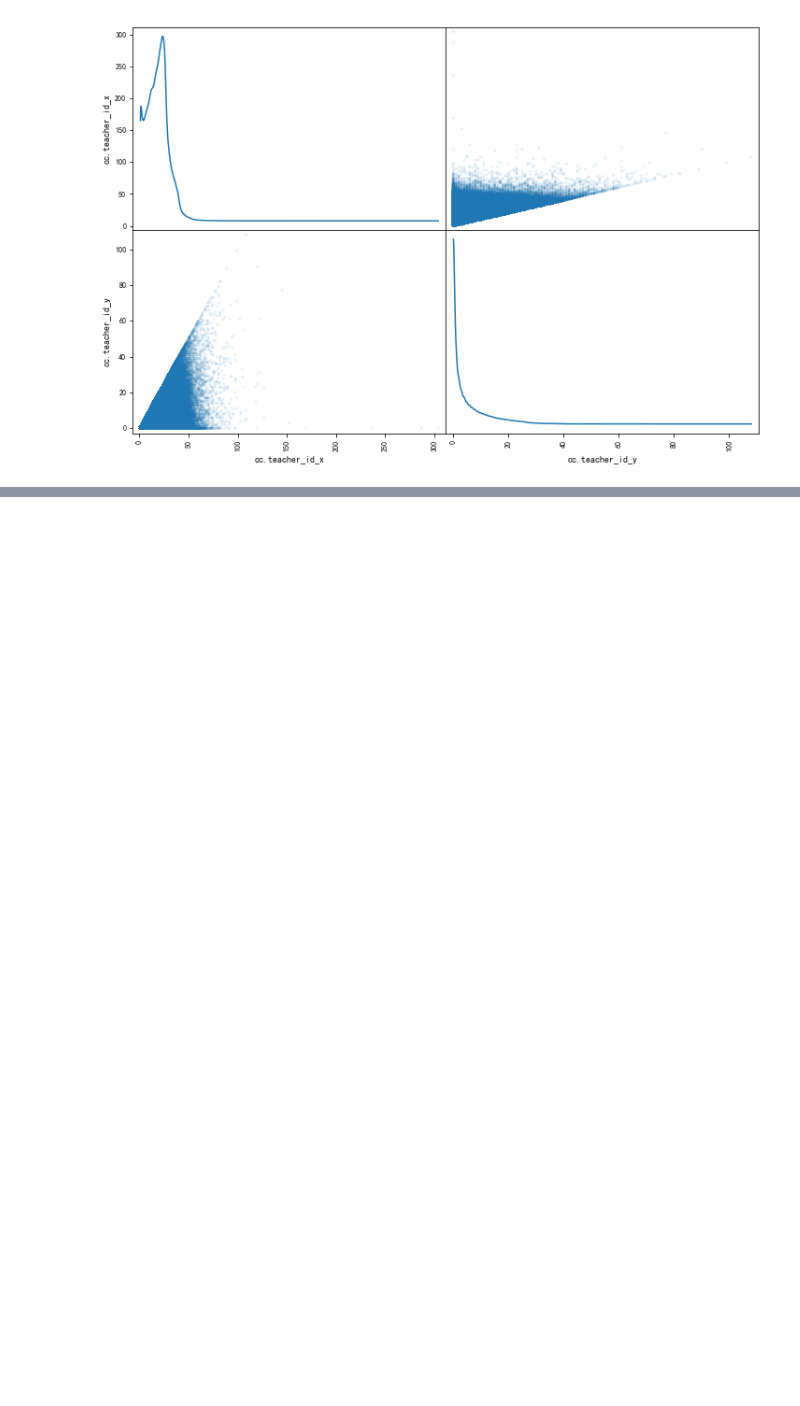
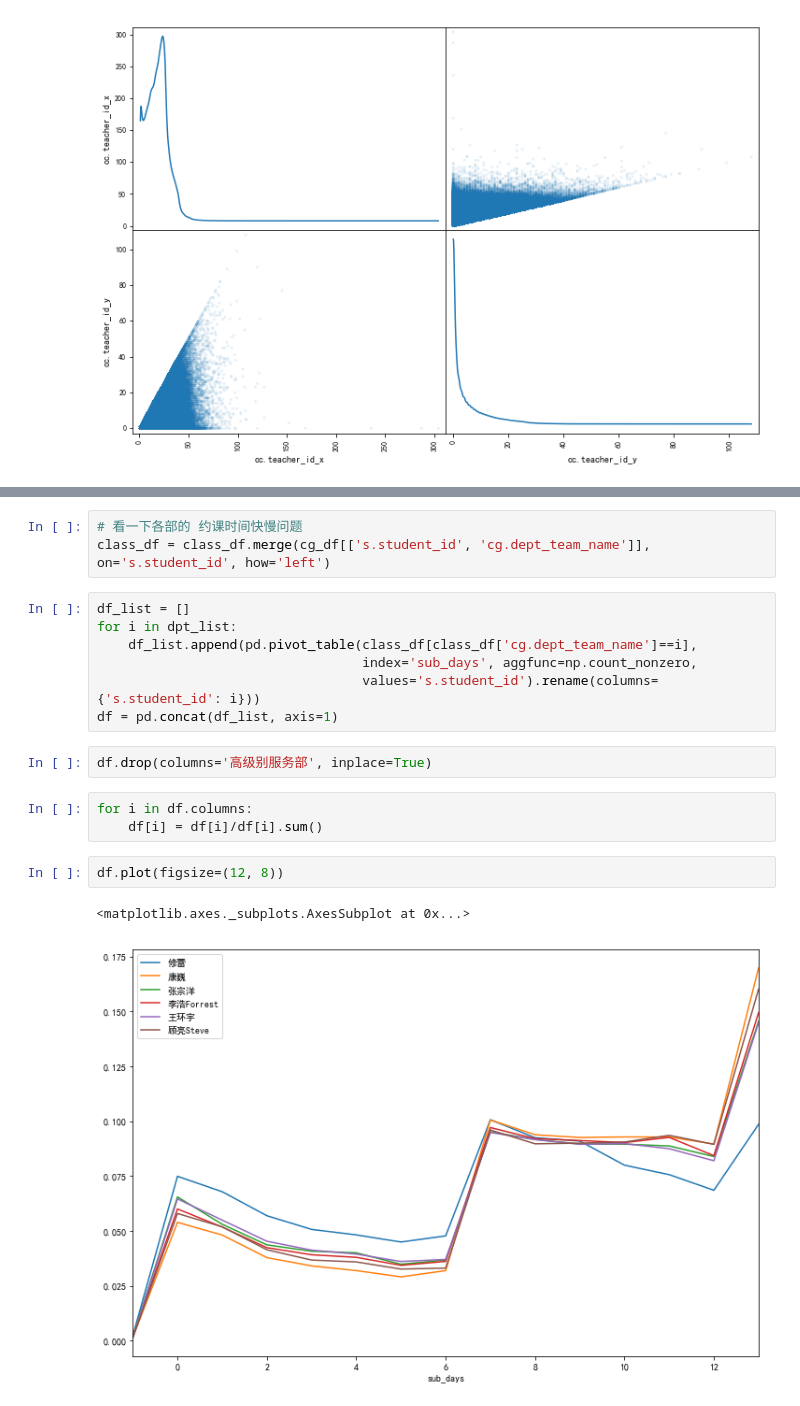
Before and after one commit to zouy50/-, a Jupyter notebook: 其它/教师分布分析/教师分布分析.ipynb, the cells around one changed output, grey strips where cells are left out. Drawn from its saved outputs; the diff is of its cells as text; blank space fills up the shorter version.

```diff
--- a/其它/教师分布分析/教师分布分析.ipynb
+++ b/其它/教师分布分析/教师分布分析.ipynb
@@ -211,0 +251,20 @@ array([[<matplotlib.axes._subplots.AxesSubplot object at 0x...>,
+# %%
+# 看一下各部的 约课时间快慢问题
+class_df = class_df.merge(cg_df[['s.student_id', 'cg.dept_team_name']], on='s.student_id', how='left')
+# %%
+df_list = []
+for i in dpt_list:
+    df_list.append(pd.pivot_table(class_df[class_df['cg.dept_team_name']==i],
+                                  index='sub_days', aggfunc=np.count_nonzero,
+                                  values='s.student_id').rename(columns={'s.student_id': i}))
+df = pd.concat(df_list, axis=1)
+# %%
+df.drop(columns='高级别服务部', inplace=True)
+# %%
+for i in df.columns:
+    df[i] = df[i]/df[i].sum()
+# %%
+df.plot(figsize=(12, 8))
+# %% [output]
+<matplotlib.axes._subplots.AxesSubplot at 0x...>
+[figure, added]
```
Also changed, not shown: parts of 10 cells of this notebook.
